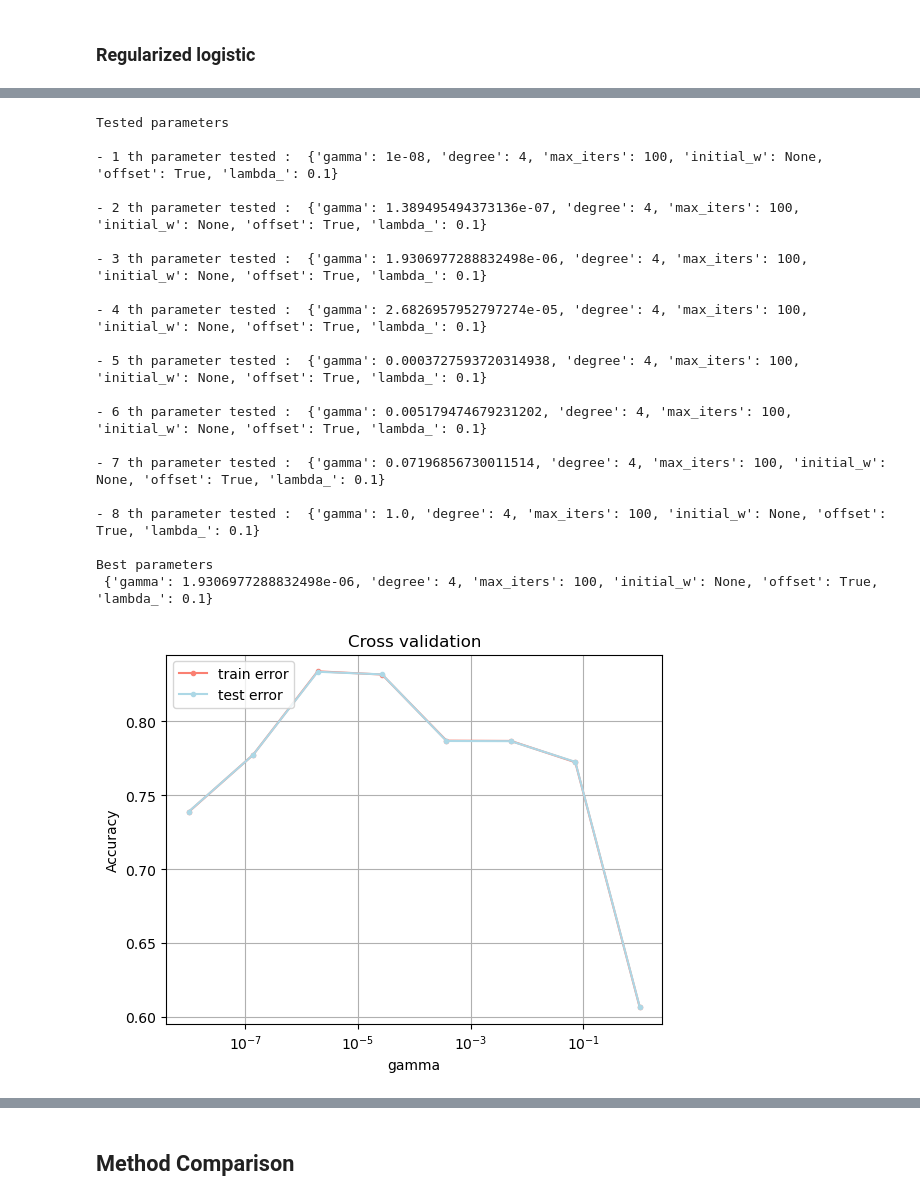
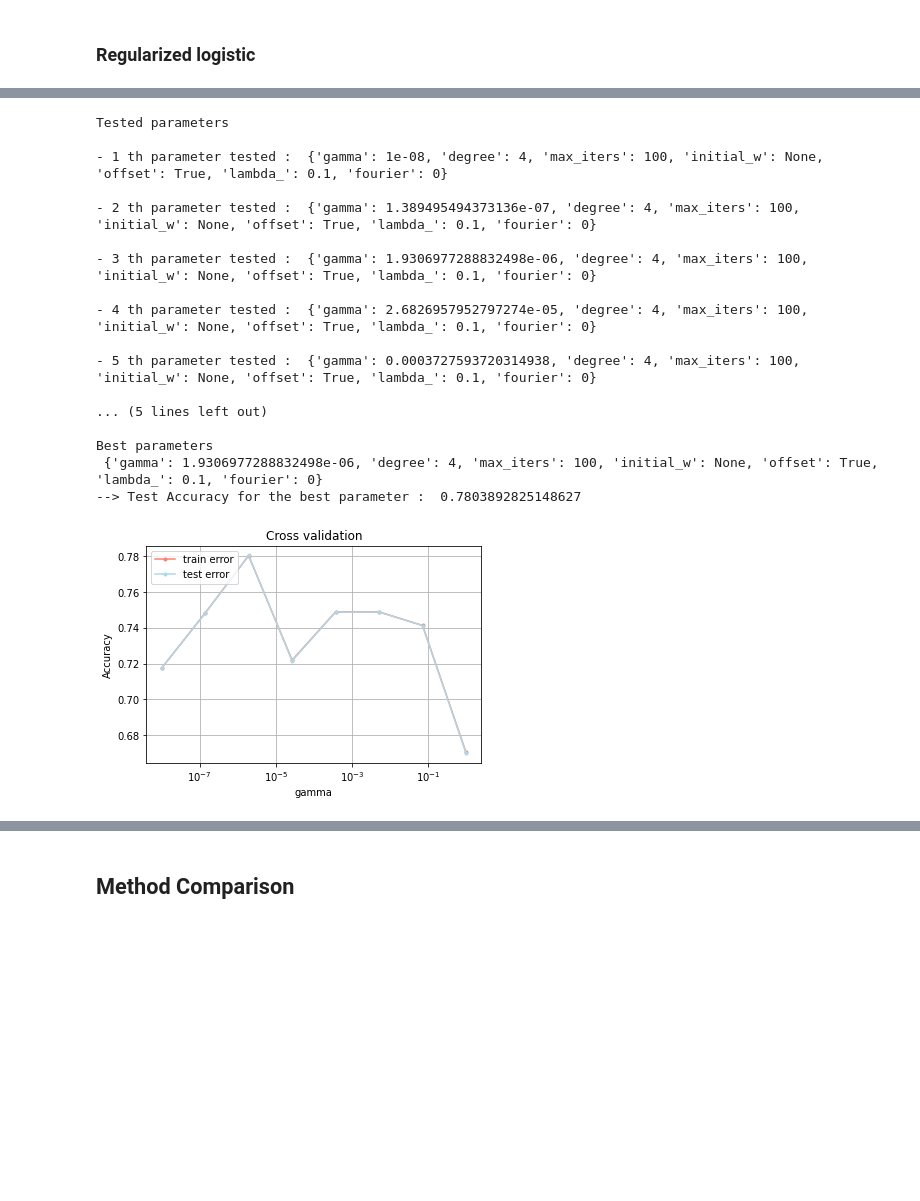
Before and after one commit to Alicia-max/ML--Binary-classification_Higgs-boson-competition, a Jupyter notebook: project/visu.ipynb, the cells around one changed output, grey strips where cells are left out. Saved outputs shown, nothing was run; the diff lists cells and outputs as text; code cells hidden in the pictures; blank space fills up the shorter version.

```diff
--- a/project/visu.ipynb
+++ b/project/visu.ipynb
@@ -332,7 +197,7 @@ We decide to tune the *degree* of the polynomial expansion
 # %%
 method = least_squares
 degree = np.arange(1,10)
-fourier=1
+fourier=0
 
 parameters_LS = []
 for d in degree:
@@ -401,20 +322,23 @@ print('\033[1m' +'--> Test Accuracy for the best parameter : '+'\033[0m', accura
 # %%
 method = logistic_regression
 degree = np.arange(1,10)
-gamma = 0.01 # note lower gamma here. Otherwise no convergence.
+gamma = 1e-3 # note lower gamma here. Otherwise no convergence.
 parameters_log = []
 
 for d in degree:
-    parameters_log.append({'gamma':gamma, 'degree':d, 'max_iters':max_iters, 'initial_w':None, 'offset':offset})
+    parameters_log.append({'gamma':gamma, 'degree':d, 'max_iters':max_iters, 'initial_w':None, 'offset':offset, 'fourier':0})
 
 print_param_test(parameters_log)
 
-acc_tr_deg, acc_te_deg, idx_best = cross_tunning(preprocessed_y, preprocessed_X,
+acc_tr_deg, acc_te_deg,std_tr_deg,std_te_deg, idx_best = cross_tunning(preprocessed_y, preprocessed_X,
                                          k_fold=k_fold, method=method , parameters=parameters_log, seed=seed, log=True)
 
 
 cross_validation_visualization(degree, acc_tr_deg, acc_te_deg, 'degree')
-print('Best parameters\n', parameters_log[idx_best])
+print('Best parameters\n', parameters_log[idx_best[0]])
+
+accuracy_log = acc_te_deg[idx_best[0]]
+print('\033[1m' +'--> Test Accuracy for the best parameter : '+'\033[0m', accuracy_log)
 # %% [output]
 Tested parameters
 
@@ -437,24 +361,24 @@ Best parameters
 # %%
 method = logistic_regression
-degree = parameters_log[idx_best]['degree']
+degree = parameters_log[idx_best[0]]['degree']
 gammas= np.logspace(-8, 0, 8)
 parameters_log = []
 
 
 for g in gammas:
-    parameters_log.append({'gamma':g, 'degree':degree, 'max_iters':max_iters, 'initial_w':None,'offset':offset})
+    parameters_log.append({'gamma':g, 'degree':degree, 'max_iters':max_iters, 'initial_w':None,'offset':offset, 'fourier': 0})
 
 print_param_test(parameters_log)
 
-acc_tr_gam, acc_te_gam, idx_best = cross_tunning(preprocessed_y, preprocessed_X,
+acc_tr_gam, acc_te_gam, std_tr_gam, std_te_gam, idx_best = cross_tunning(preprocessed_y, preprocessed_X,
                                          k_fold=k_fold, method=method , parameters=parameters_log, seed=seed, log=True)
 
 
 cross_validation_visualization(gammas, acc_tr_gam, acc_te_gam, 'gamma')
-print('Best parameters\n', parameters_log[idx_best])
+print('Best parameters\n', parameters_log[idx_best[0]])
 
-accuracy_Log = acc_te_gam[idx_best]
-print('\033[1m' +'--> Test Accuracy for the best parameter : '+'\033[0m', accuracy_Log)
+accuracy_log = acc_te_gam[idx_best[0]]
+print('\033[1m' +'--> Test Accuracy for the best parameter : '+'\033[0m', accuracy_log)
 # %% [output]
 Tested parameters
 
@@ -489,16 +408,19 @@ lambda_=0.1
 
 parameters_RL = []
 for d in degree:
-    parameters_RL.append({'gamma':gamma, 'degree':d, 'max_iters':max_iters, 'initial_w':None, 'offset':offset, 'lambda_':lambda_})
+    parameters_RL.append({'gamma':gamma, 'degree':d, 'max_iters':max_iters, 'initial_w':None, 'offset':offset, 'lambda_':lambda_, 'fourier': 0})
 
 print_param_test(parameters_RL)
 
-acc_tr_deg, acc_te_deg, idx_best = cross_tunning(preprocessed_y, preprocessed_X,
+acc_tr_deg, acc_te_deg, _, _, idx_best = cross_tunning(preprocessed_y, preprocessed_X,
                                          k_fold=k_fold, method=method , parameters=parameters_RL, seed=seed, log=True)
 
 
 cross_validation_visualization(degree, acc_tr_deg, acc_te_deg, 'degree')
-print('Best parameters\n', parameters_RL[idx_best])
+print('Best parameters\n', parameters_RL[idx_best[0]])
+
+accuracy_RL = acc_te_deg[idx_best[0]]
+print('\033[1m' +'--> Test Accuracy for the best parameter : '+'\033[0m', accuracy_RL)
 # %% [output]
 Tested parameters
 
@@ -521,43 +443,43 @@ Best parameters
 # %%
 method = reg_logistic_regression
-degree = parameters_RL[idx_best]['degree']
+degree = parameters_RL[idx_best[0]]['degree']
 gamma = np.logspace(-8, 0, 8) # note lower gamma here. Otherwise no convergence.
 lambda_=0.1
 
 parameters_RL = []
 for g in gamma:
-    parameters_RL.append({'gamma':g, 'degree':degree, 'max_iters':max_iters, 'initial_w':None, 'offset':offset, 'lambda_':lambda_})
+    parameters_RL.append({'gamma':g, 'degree':degree, 'max_iters':max_iters, 'initial_w':None, 'offset':offset, 'lambda_':lambda_, 'fourier': 0})
 
 print_param_test(parameters_RL)
 
-acc_tr_gam, acc_te_gam, idx_best = cross_tunning(preprocessed_y, preprocessed_X,
+acc_tr_gam, acc_te_gam, _, _, idx_best = cross_tunning(preprocessed_y, preprocessed_X,
                                          k_fold=k_fold, method=method , parameters=parameters_RL, seed=seed, log=True)
 
 
 cross_validation_visualization(gamma, acc_tr_gam, acc_te_gam, 'gamma')
-print('Best parameters\n', parameters_RL[idx_best])
+print('Best parameters\n', parameters_RL[idx_best[0]])
+
+accuracy_RL = acc_te_gam[idx_best[0]]
+print('\033[1m' +'--> Test Accuracy for the best parameter : '+'\033[0m', accuracy_RL)
 # %% [output]
 Tested parameters
 
-- 1 th parameter tested :  {'gamma': 1e-08, 'degree': 4, 'max_iters': 100, 'initial_w': None, 'offset': True, 'lambda_': 0.1}
+- 1 th parameter tested :  {'gamma': 1e-08, 'degree': 4, 'max_iters': 100, 'initial_w': None, 'offset': True, 'lambda_': 0.1, 'fourier': 0}
 
-- 2 th parameter tested :  {'gamma': 1.389495494373136e-07, 'degree': 4, 'max_iters': 100, 'initial_w': None, 'offset': True, 'lambda_': 0.1}
+- 2 th parameter tested :  {'gamma': 1.389495494373136e-07, 'degree': 4, 'max_iters': 100, 'initial_w': None, 'offset': True, 'lambda_': 0.1, 'fourier': 0}
 
-- 3 th parameter tested :  {'gamma': 1.9306977288832498e-06, 'degree': 4, 'max_iters': 100, 'initial_w': None, 'offset': True, 'lambda_': 0.1}
+- 3 th parameter tested :  {'gamma': 1.9306977288832498e-06, 'degree': 4, 'max_iters': 100, 'initial_w': None, 'offset': True, 'lambda_': 0.1, 'fourier': 0}
 
-- 4 th parameter tested :  {'gamma': 2.6826957952797274e-05, 'degree': 4, 'max_iters': 100, 'initial_w': None, 'offset': True, 'lambda_': 0.1}
+- 4 th parameter tested :  {'gamma': 2.6826957952797274e-05, 'degree': 4, 'max_iters': 100, 'initial_w': None, 'offset': True, 'lambda_': 0.1, 'fourier': 0}
 
-- 5 th parameter tested :  {'gamma': 0.0003727593720314938, 'degree': 4, 'max_iters': 100, 'initial_w': None, 'offset': True, 'lambda_': 0.1}
+- 5 th parameter tested :  {'gamma': 0.0003727593720314938, 'degree': 4, 'max_iters': 100, 'initial_w': None, 'offset': True, 'lambda_': 0.1, 'fourier': 0}
 
-- 6 th parameter tested :  {'gamma': 0.005179474679231202, 'degree': 4, 'max_iters': 100, 'initial_w': None, 'offset': True, 'lambda_': 0.1}
-
-- 7 th parameter tested :  {'gamma': 0.07196856730011514, 'degree': 4, 'max_iters': 100, 'initial_w': None, 'offset': True, 'lambda_': 0.1}
-
-- 8 th parameter tested :  {'gamma': 1.0, 'degree': 4, 'max_iters': 100, 'initial_w': None, 'offset': True, 'lambda_': 0.1}
+... (5 lines left out)
 
 Best parameters
- {'gamma': 1.9306977288832498e-06, 'degree': 4, 'max_iters': 100, 'initial_w': None, 'offset': True, 'lambda_': 0.1}
+ {'gamma': 1.9306977288832498e-06, 'degree': 4, 'max_iters': 100, 'initial_w': None, 'offset': True, 'lambda_': 0.1, 'fourier': 0}
+--> Test Accuracy for the best parameter :  0.7803892825148627
-[figure, old version]
+[figure, new version]
 # %%
 method = reg_logistic_regression
 degree = degree
```
Also changed, not shown: parts of 31 cells of this notebook, 4 other files.
